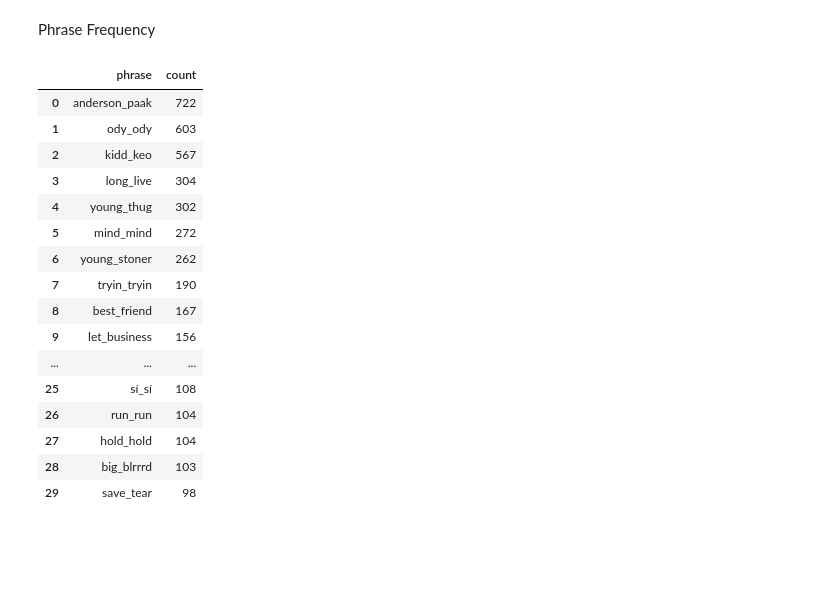
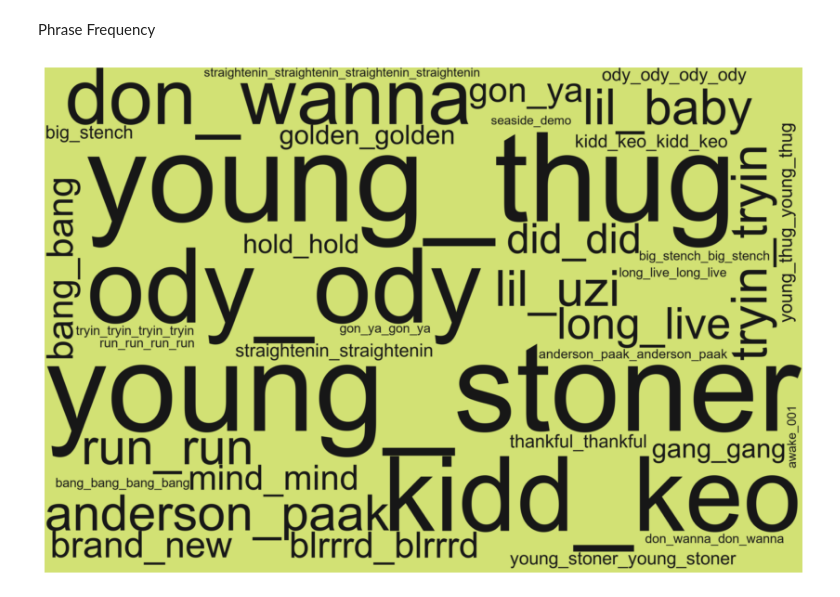
Before and after one commit to zylstraa/capstone, a Jupyter notebook: notebooks/bigrams_2021.ipynb, the cells around one changed output. Drawn from its saved outputs; the diff is of its cells as text; code cells hidden in the pictures; blank space fills up the shorter version.

Commit message:
word cloud complete, running repetitiveness now

```diff
--- a/notebooks/bigrams_2021.ipynb
+++ b/notebooks/bigrams_2021.ipynb
@@ -44,7 +45,7 @@ docs = [[lemmatizer.lemmatize(token) for token in doc] for doc in docs]
 from gensim.models import Phrases
 
 # Add bigrams and trigrams to docs (only ones that appear 20 times or more).
-phrases = Phrases(docs, min_count=20)
+bigram = Phrases(docs, min_count=20)
 
 for idx in range(len(docs)):
     for token in bigram[docs[idx]]:
@@ -54,22 +55,5 @@ for idx in range(len(docs)):
 # %%
 bgs = pd.Series([x for x in [item for sublist in docs for item in sublist] if '_' in x])
 bgs = pd.DataFrame(bgs.value_counts()).reset_index().rename(columns={'index':'phrase',0:'count'})
-bgs.head(30)
+# bgs['phrase'] = bgs['phrase'].str.replace('_',' ')
+bgs = bgs.sort_values('count', ascending=False).head(100)['phrase']
-# %% [output]
-|  | phrase | count |
-| 0 | anderson_paak | 722 |
-| 1 | ody_ody | 603 |
-| 2 | kidd_keo | 567 |
-| 3 | long_live | 304 |
-| 4 | young_thug | 302 |
-| 5 | mind_mind | 272 |
-| 6 | young_stoner | 262 |
-| 7 | tryin_tryin | 190 |
-| 8 | best_friend | 167 |
-| 9 | let_business | 156 |
-| ... | ... | ... |
-| 25 | sí_sí | 108 |
-| 26 | run_run | 104 |
-| 27 | hold_hold | 104 |
-| 28 | big_blrrrd | 103 |
-| 29 | save_tear | 98 |
@@ -91,0 +60,2 @@ bgs.head(30)
+# %%
+cloudtext = ' '.join(bgs)
@@ -91,0 +65,20 @@ bgs.head(30)
+# %%
+# change the value to black
+def black_color_func(word, font_size, position,orientation,random_state=None, **kwargs):
+    return("hsl(0, 0%, 9%)")
+# set the wordcloud background color to white
+# set max_words to 1000
+# set width and height to higher quality, 3000 x 2000
+wordcloud = WordCloud(font_path = 'C:\Windows\Fonts\Arial.ttf', background_color="#d2e174", width=3000, height=2000,relative_scaling=1).generate(cloudtext)
+# set the word color to black
+wordcloud.recolor(color_func = black_color_func)
+# set the figsize
+plt.figure(figsize=[15,10])
+# plot the wordcloud
+plt.imshow(wordcloud, interpolation="bilinear")
+# remove plot axes
+plt.axis("off")
+
+plt.savefig('21_wc.png')
+# %% [output]
+[figure, added]
```
Also changed, not shown: parts of 4 cells of this notebook, 2 other files.
